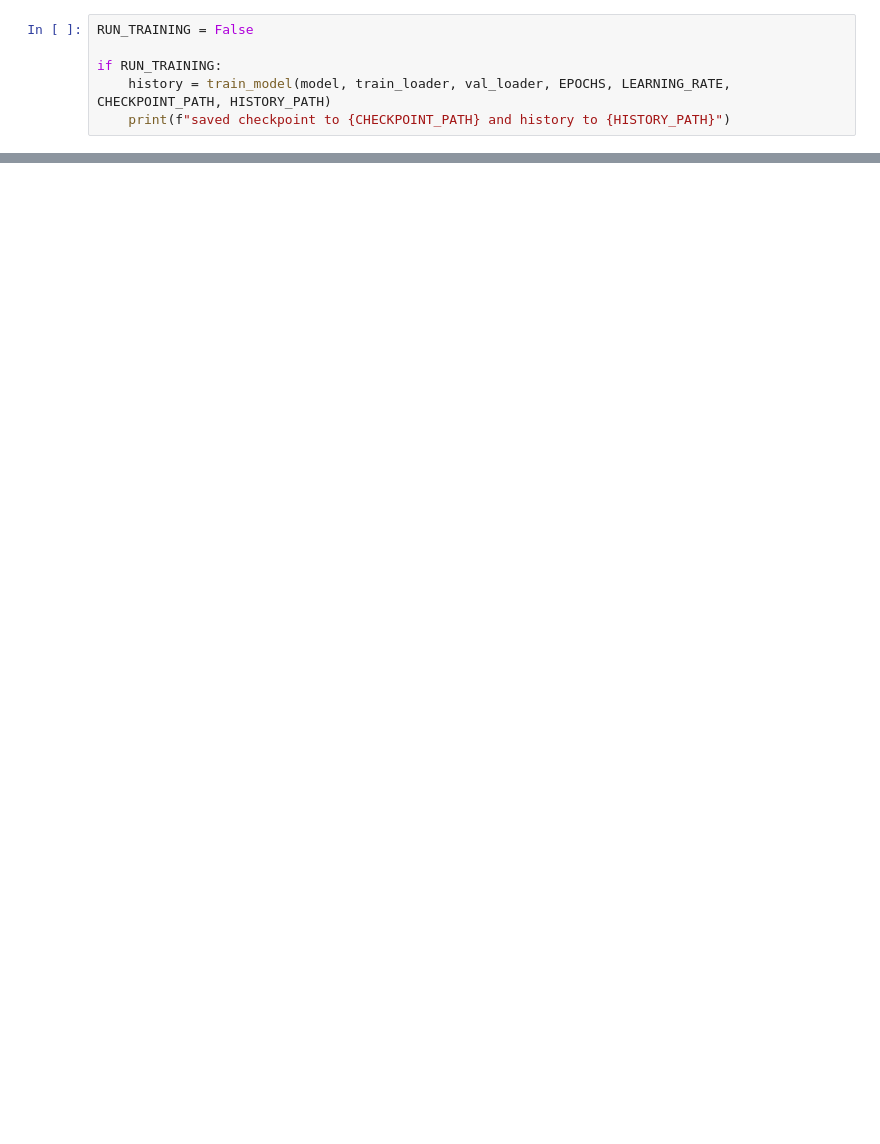
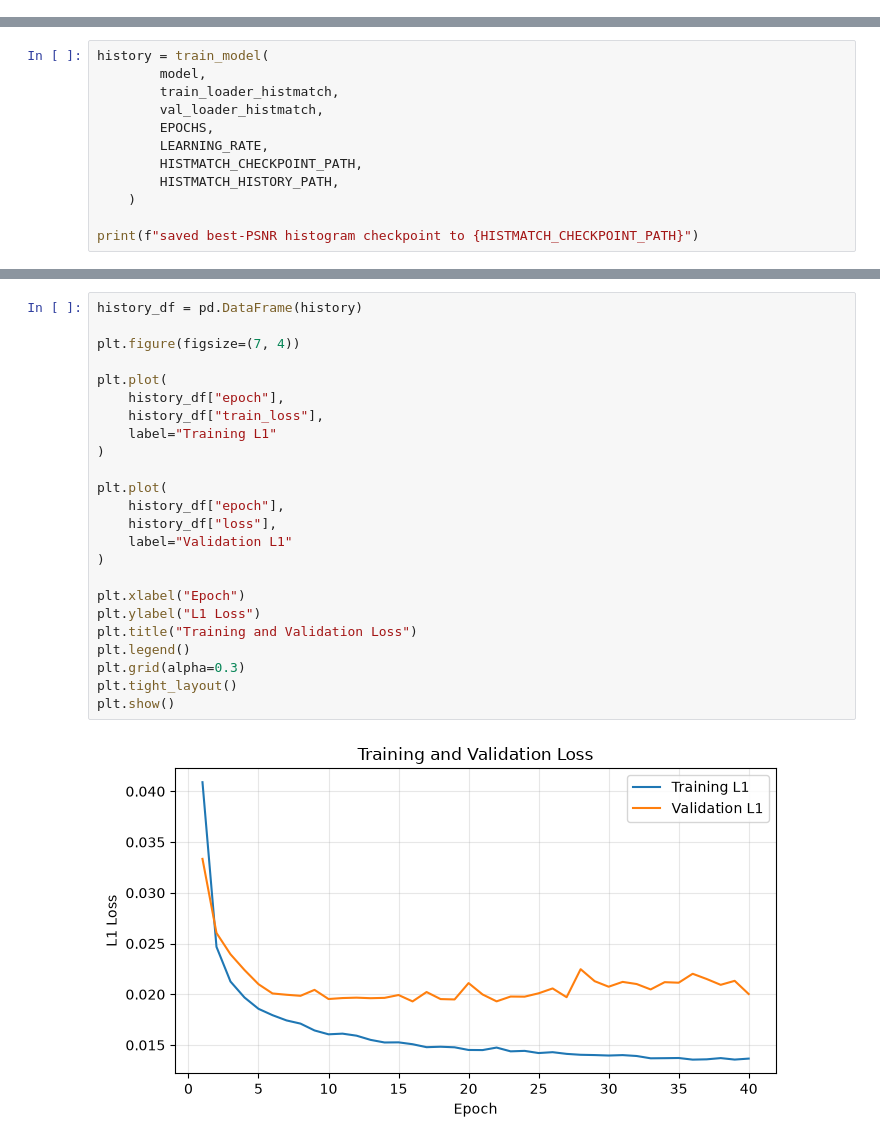
Before and after one commit to zumWohl/IQT, a Jupyter notebook: train.ipynb, the cells around one changed output, grey strips where cells are left out. Saved outputs shown, nothing was run; the diff lists cells and outputs as text; blank space fills up the shorter version.

```diff
--- a/train.ipynb
+++ b/train.ipynb
@@ -840,6 +0,0 @@ SIGMA_REF: 0.6369913502160143  training sigma range: (np.float64(0.4458939451512
-# %%
-RUN_TRAINING = False
-
-if RUN_TRAINING:
-    history = train_model(model, train_loader, val_loader, EPOCHS, LEARNING_RATE, CHECKPOINT_PATH, HISTORY_PATH)
-    print(f"saved checkpoint to {CHECKPOINT_PATH} and history to {HISTORY_PATH}")
@@ -1204,0 +620,12 @@ if RUN_FINAL:
+# %%
+history = train_model(
+        model,
+        train_loader_histmatch,
+        val_loader_histmatch,
+        EPOCHS,
+        LEARNING_RATE,
+        HISTMATCH_CHECKPOINT_PATH,
+        HISTMATCH_HISTORY_PATH,
+    )
+
+print(f"saved best-PSNR histogram checkpoint to {HISTMATCH_CHECKPOINT_PATH}")
@@ -1204,0 +756,26 @@ if RUN_FINAL:
+# %%
+history_df = pd.DataFrame(history)
+
+plt.figure(figsize=(7, 4))
+
+plt.plot(
+    history_df["epoch"],
+    history_df["train_loss"],
+    label="Training L1"
+)
+
+plt.plot(
+    history_df["epoch"],
+    history_df["loss"],
+    label="Validation L1"
+)
+
+plt.xlabel("Epoch")
+plt.ylabel("L1 Loss")
+plt.title("Training and Validation Loss")
+plt.legend()
+plt.grid(alpha=0.3)
+plt.tight_layout()
+plt.show()
+# %% [output]
+[figure, added]
```
Also changed, not shown: parts of 70 cells of this notebook, 20 other files.
